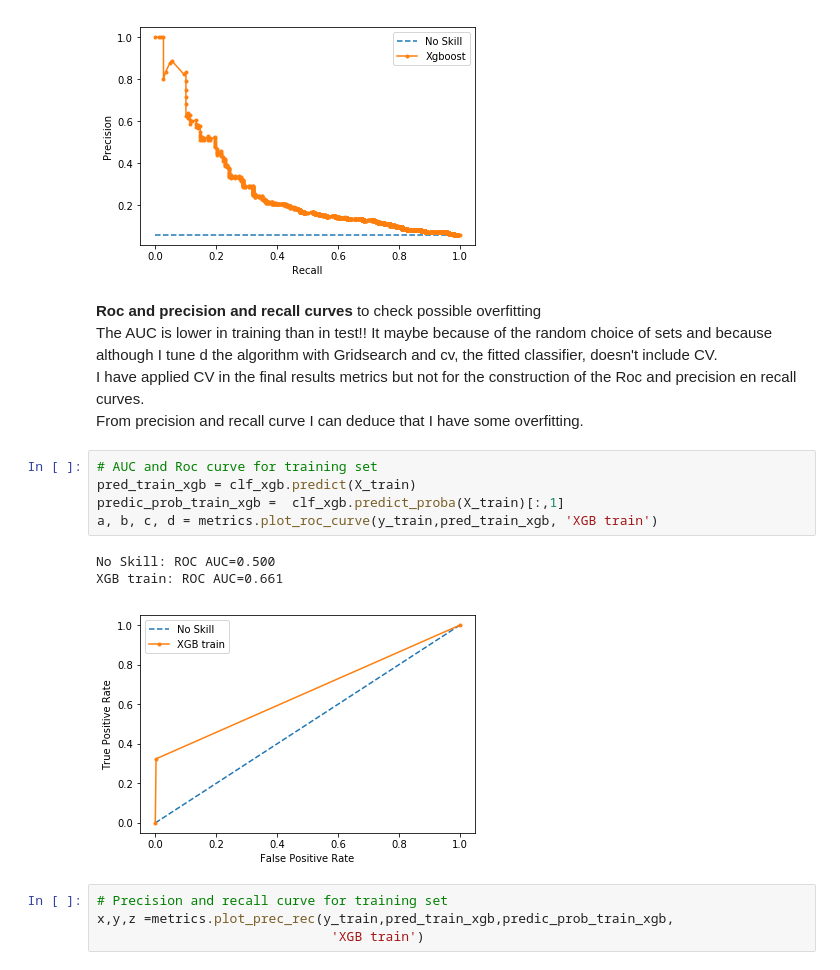
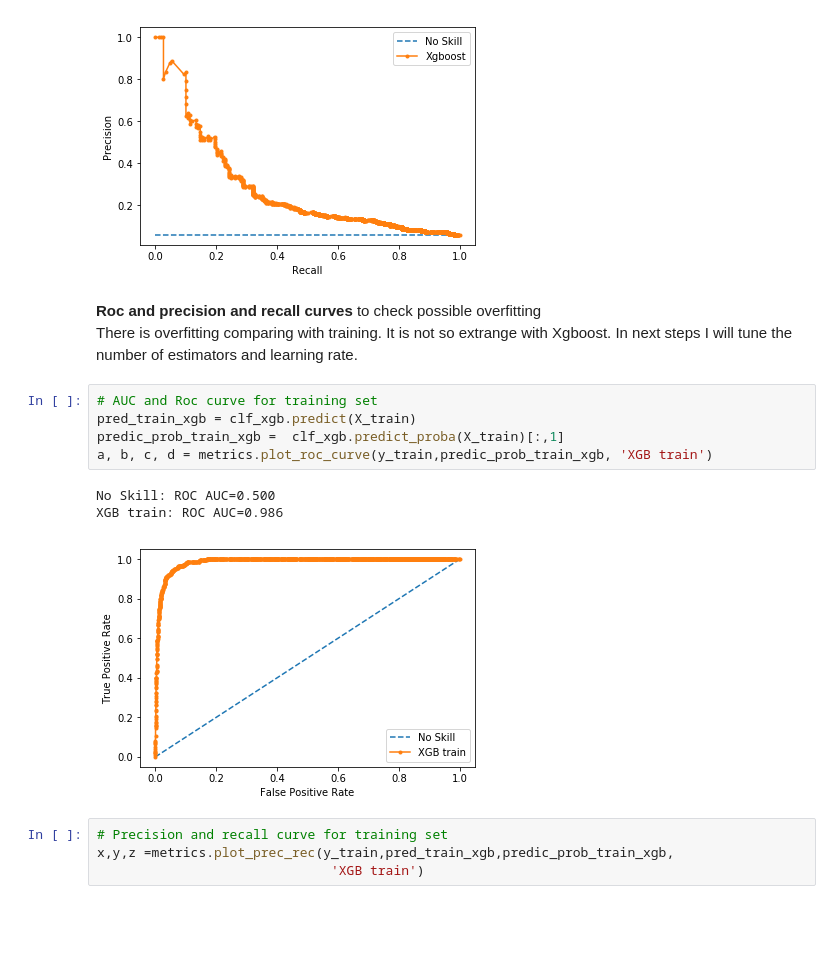
Before and after one commit to bdiazcor/TFM-Test-your-business-viability, a Jupyter notebook: TBV_v1/TBV1_cla_xgb.ipynb, the cells around one changed output. Cells and saved outputs as stored; diff of their text form; blank space fills up the shorter version.

```diff
--- a/TBV_v1/TBV1_cla_xgb.ipynb
+++ b/TBV_v1/TBV1_cla_xgb.ipynb
@@ -284,20 +281,18 @@ xgb_f1, xgb_precision, xgb_recall = metrics.plot_prec_rec(y_test,pred_xgb,xgb_pr
 # %% [output]
 Xgboost: f1=0.220 auc=0.280
 [figure]
-# %% [markdown]
-**Roc and precision and recall curves** to check possible overfitting
-The AUC is lower in training than in test!! It maybe because of the random choice of sets and because although I tune d the algorithm with Gridsearch and cv, the fitted classifier, doesn't include CV.
-I have applied CV in the final results metrics but not for the construction of the Roc and precision en recall curves.
-From precision and recall curve I can deduce that I have some overfitting.
+# %% [markdown]
+**Roc and precision and recall curves** to check possible overfitting
+There is overfitting comparing with training. It is not so extrange with Xgboost. In next steps I will tune the number of estimators and learning rate.
 # %%
 # AUC and Roc curve for training set
 pred_train_xgb = clf_xgb.predict(X_train)
 predic_prob_train_xgb =  clf_xgb.predict_proba(X_train)[:,1]
-a, b, c, d = metrics.plot_roc_curve(y_train,pred_train_xgb, 'XGB train')
+a, b, c, d = metrics.plot_roc_curve(y_train,predic_prob_train_xgb, 'XGB train')
 # %% [output]
 No Skill: ROC AUC=0.500
-XGB train: ROC AUC=0.661
+XGB train: ROC AUC=0.986
-[figure, old version]
+[figure, new version]
 # %%
 # Precision and recall curve for training set
 x,y,z =metrics.plot_prec_rec(y_train,pred_train_xgb,predic_prob_train_xgb,
```
Also changed, not shown: parts of 6 cells of this notebook.
